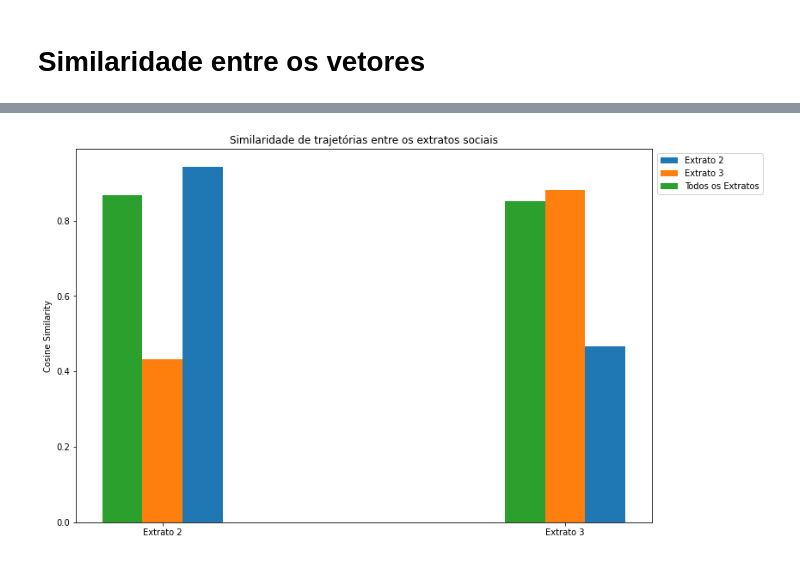
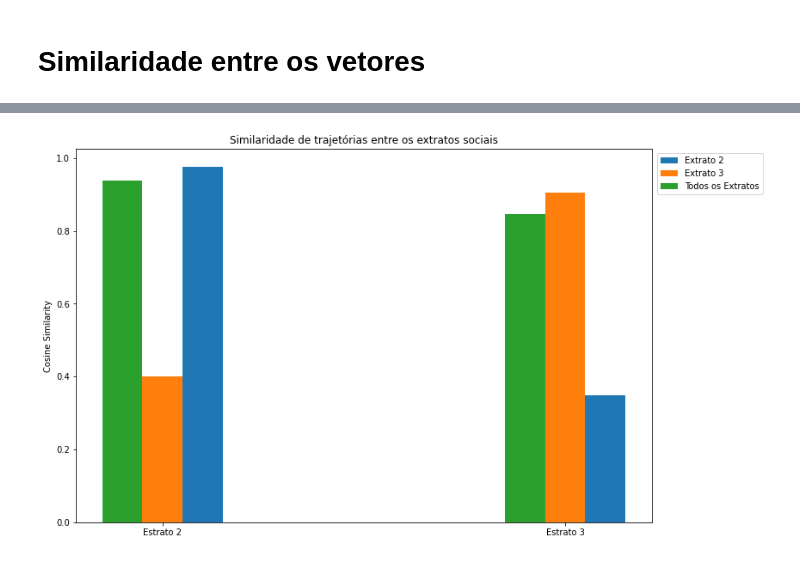
Before and after one commit to ghmc91/Projeto_Mestrado, a Jupyter notebook: Location_Matrix.ipynb, the cells around one changed output, grey strips where cells are left out. Cells and saved outputs as stored; diff of their text form; code cells hidden in the pictures.

```diff
--- a/Location_Matrix.ipynb
+++ b/Location_Matrix.ipynb
@@ -172,8 +132,8 @@ df_3_and_3 = df_similarity_num_calls.loc[(df_similarity_num_calls['class_node_1'
 def sort_dataframes(dfs):
     new_df = []
     for df in dfs:
-        df = df.groupby(['Cosine_Similarity','numcalls']).first().reset_index()
-        df = df.sort_values(by=['numcalls', 'Cosine_Similarity'])
+        #df = df.groupby(['Cosine_Similarity','num_calls']).first().reset_index()
+        df = df.sort_values(by=['num_calls', 'Cosine_Similarity'])
         new_df.append(df)
     return new_df
 df = sort_dataframes([df_2_and_2,df_2_and_3,df_2_and_all,df_3_and_2, df_3_and_3, df_3_and_all])
@@ -180,4 +155,11 @@ df = sort_dataframes([df_2_and_2,df_2_and_3,df_2_and_all,df_3_and_2, df_3_and_3,
+# %%
+for d in df:
+    d['Reciprocity'] = ''
+    for n, i in zip(d['Node_1'], d.index):
+        d.at[i, 'Reciprocity'] = nx.reciprocity(G, n)
 # %%
 df_new = []
 for d in df:
-    df_new.append(d.groupby('numcalls').mean().reset_index())
+    #d = d[['num_calls', 'Cosine_Similarity']]
+    d['Reciprocity'] = pd.to_numeric(d['Reciprocity'])
+    df_new.append(d.groupby(['num_calls'])[['Cosine_Similarity', 'Reciprocity']].mean().reset_index())
@@ -248,0 +212,4 @@ plt.show()
+# %%
+df_reciprocity = []
+for df in df_new:
+    df_reciprocity.append(df.sort_values(by=['Reciprocity']))
@@ -252,27 +265,27 @@ def autolabel(rects):
     for rect in rects:
         height = rect.get_height()
 # %%
-labels = ['Extrato 2', 'Extrato 3']
+labels = ['Estrato 2', 'Estrato 3']
 
 x = np.arange(len(labels))
 width = 1
 
 fig, ax = plt.subplots(figsize=(12,8))
 rects1 = ax.bar(x + 0.1, [np.mean(y1), np.mean(_y1)], width/10, label='Extrato 2')
 rects2 = ax.bar(x, [np.mean(y2), np.mean(_y2)], width/10, label='Extrato 3')
 rects3 = ax.bar(x - 0.1, [np.mean(y3), np.mean(_y3)], width/10, label='Todos os Extratos')
 
 ax.set_ylabel('Cosine Similarity')
 ax.set_title('Similaridade de trajetórias entre os extratos sociais')
 ax.set_xticks(x)
 ax.set_xticklabels(labels)
 ax.legend(bbox_to_anchor=(1.2, 1))
 
 autolabel(rects1)
 autolabel(rects2)
 autolabel(rects3)
 
 
 plt.show()
 # %% [output]
-[figure, old version]
+[figure, new version]
```
Also changed, not shown: parts of 12 cells of this notebook, 16 other files.
